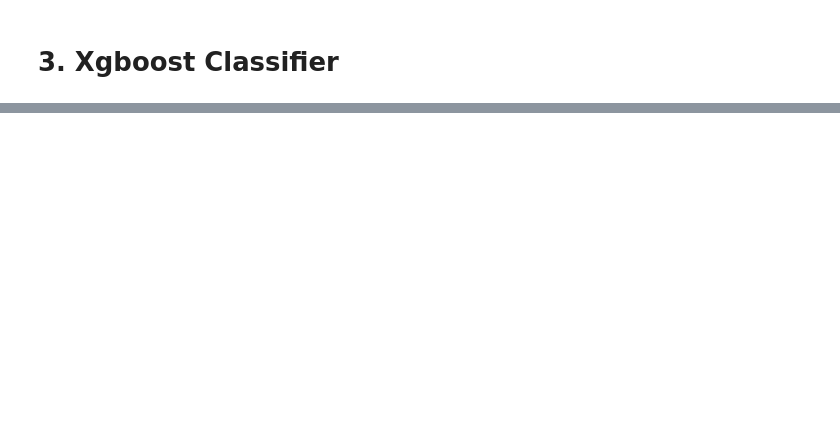
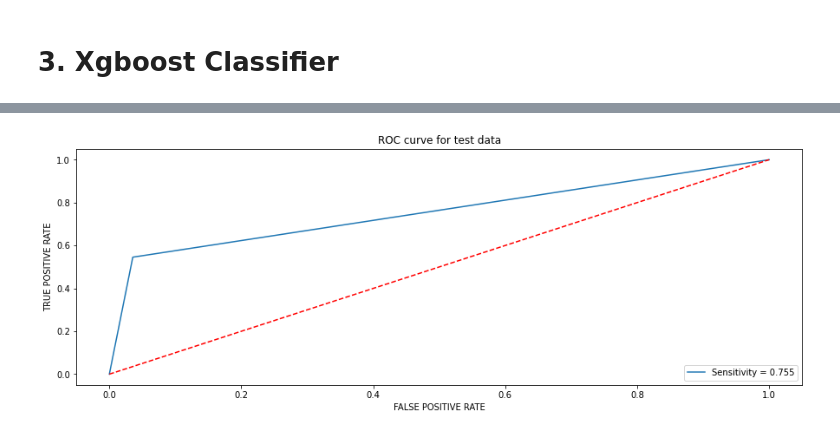
Before and after one commit to BhardwajAnshul/Springboard, a Jupyter notebook: Capstone Project 2/4. Modeling/Modelling.ipynb, the cells around one changed output, grey strips where cells are left out. Drawn from its saved outputs; the diff is of its cells as text; code cells hidden in the pictures; blank space fills up the shorter version.

```diff
--- a/Capstone Project 2/4. Modeling/Modelling.ipynb
+++ b/Capstone Project 2/4. Modeling/Modelling.ipynb
@@ -127,7 +357,8 @@ def float_range(start, stop, step):
 # %%
-gbm_param_grid = {'learning_rate': [0.05,0.1,0.15,0.20,0.25],
+gbm_param_grid = {'learning_rate': [0.15,0.20,0.25],
 'max_depth': [3,4,5,6,8,10,12,15],
-'min_child_weight':[1,3,5,7],
+'min_child_weight':[5,7,9],
 'gamma':[0.0,0.1,0.2,0.3,0.4],
-'colsample_bytree':[0.3,0.4,0.5,0.7]}
+'colsample_bytree':[0.4,0.5,0.6],
+'n_estimators':[50,100,200]}
 # %%
@@ -135,6 +365,6 @@ from sklearn.model_selection import RandomizedSearchCV
 gbm = xgb.XGBClassifier(use_label_encoder=False)
 # %%
-grid_mse = RandomizedSearchCV(gbm,param_distributions=gbm_param_grid,n_iter=5,scoring='roc_auc',n_jobs=-1, cv=5, verbose=3)
+grid_mse = RandomizedSearchCV(gbm,param_distributions=gbm_param_grid,n_iter=50,scoring='roc_auc',n_jobs=7, cv=5, verbose=3, random_state=42)
 grid_mse.fit(X, y)
 print("Best parameters found: ",grid_mse.best_params_)
 print("Lowest RMSE found: ", np.sqrt(np.abs(grid_mse.best_score_)))
@@ -149,5 +389,5 @@ Lowest RMSE found:  0.9371124100291985
 # %%
-gbm_best = xgb.XGBClassifier(**grid_mse.best_params_)
+gbm_best = xgb.XGBClassifier(**grid_mse.best_params_, use_label_encoder=False)
 # %%
 gbm_best.fit(X_train,y_train)
 # %% [output]
@@ -169,0 +454,13 @@ Accuracy: 90.44%
+# %%
+fpr, tpr, thresholds = roc_curve(y_test,y_pred_xgb)
+roc_auc = roc_auc_score(y_test,y_pred_xgb)
+plt.figure(figsize  = (15,5))
+plt.plot(fpr, tpr, label = 'Sensitivity = %0.3f'% roc_auc )
+plt.plot([0, 1], [0, 1],'r--')
+plt.xlabel('FALSE POSITIVE RATE')
+plt.ylabel('TRUE POSITIVE RATE')
+plt.title('ROC curve for test data')
+plt.legend(loc="lower right")
+plt.show()
+# %% [output]
+[figure, added]
```
Also changed, not shown: parts of 56 cells of this notebook.
